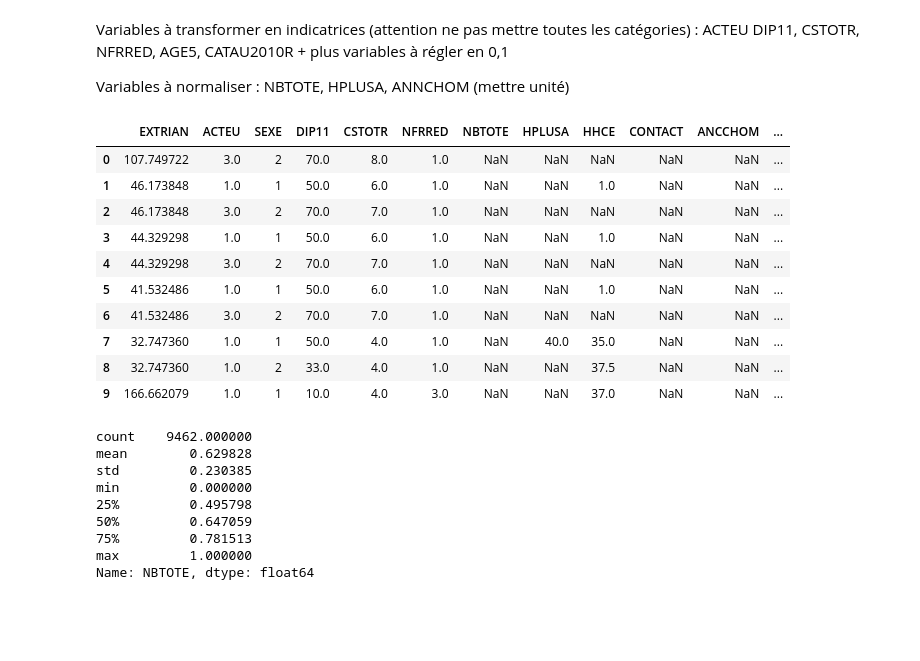
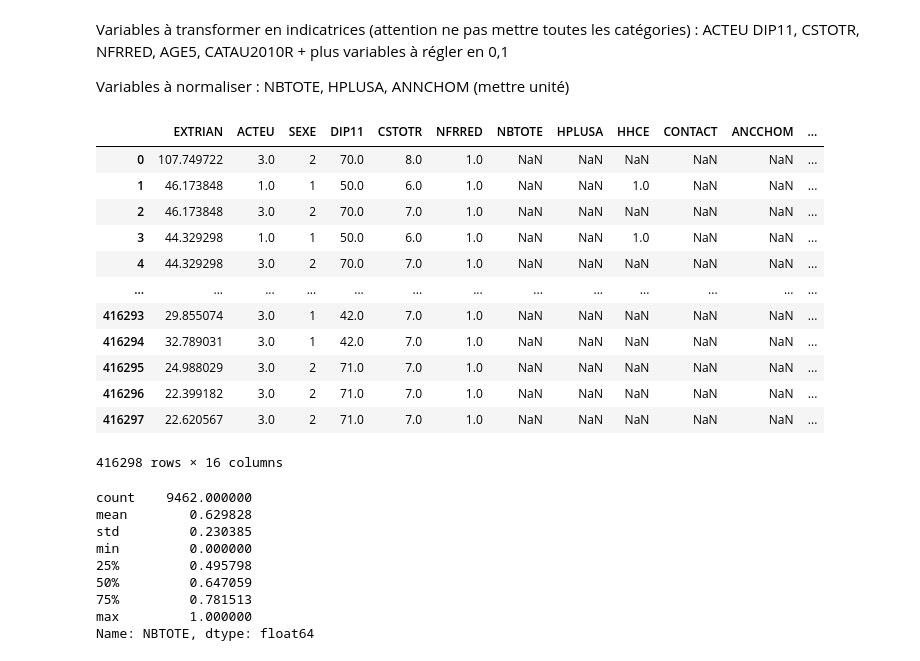
Before and after one commit to Alexis-Barrau/python_ensae, a Jupyter notebook: Scripts/Script first analysis.ipynb, the cells around one changed output. Cells and saved outputs as stored; diff of their text form; code cells hidden in the pictures; blank space fills up the shorter version.

```diff
--- a/Scripts/Script first analysis.ipynb
+++ b/Scripts/Script first analysis.ipynb
@@ -240,23 +240,25 @@ Variables à transformer en indicatrices (attention ne pas mettre toutes les cat
 
 Variables à normaliser : NBTOTE, HPLUSA, ANNCHOM (mettre unité)
 # %%
-#Création d'une base avec uniquement ACTEU = 1 ou 2 (en emploi ou chômeur)
+#Création d'une base PCA
 EEC_PCA=EEC_2019
 EEC_PCA=pd.DataFrame(EEC_PCA[["EXTRIAN","ACTEU","SEXE","DIP11","CSTOTR","NFRRED","NBTOTE","HPLUSA","HHCE","CONTACT",
 "ANCCHOM","AGE5","AIDFAM","CATAU2010R","COURED","ENFRED"]]).reset_index(drop=True)
-EEC_PCA.head(10)
+EEC_PCA
 # %% [output]
 |  | EXTRIAN | ACTEU | SEXE | DIP11 | CSTOTR | NFRRED | NBTOTE | HPLUSA | HHCE | CONTACT | ANCCHOM | ... |
 | 0 | 107.749722 | 3.0 | 2 | 70.0 | 8.0 | 1.0 | NaN | NaN | NaN | NaN | NaN | ... |
 | 1 | 46.173848 | 1.0 | 1 | 50.0 | 6.0 | 1.0 | NaN | NaN | 1.0 | NaN | NaN | ... |
 | 2 | 46.173848 | 3.0 | 2 | 70.0 | 7.0 | 1.0 | NaN | NaN | NaN | NaN | NaN | ... |
 | 3 | 44.329298 | 1.0 | 1 | 50.0 | 6.0 | 1.0 | NaN | NaN | 1.0 | NaN | NaN | ... |
 | 4 | 44.329298 | 3.0 | 2 | 70.0 | 7.0 | 1.0 | NaN | NaN | NaN | NaN | NaN | ... |
-| 5 | 41.532486 | 1.0 | 1 | 50.0 | 6.0 | 1.0 | NaN | NaN | 1.0 | NaN | NaN | ... |
-| 6 | 41.532486 | 3.0 | 2 | 70.0 | 7.0 | 1.0 | NaN | NaN | NaN | NaN | NaN | ... |
-| 7 | 32.747360 | 1.0 | 1 | 50.0 | 4.0 | 1.0 | NaN | 40.0 | 35.0 | NaN | NaN | ... |
-| 8 | 32.747360 | 1.0 | 2 | 33.0 | 4.0 | 1.0 | NaN | NaN | 37.5 | NaN | NaN | ... |
-| 9 | 166.662079 | 1.0 | 1 | 10.0 | 4.0 | 3.0 | NaN | NaN | 37.0 | NaN | NaN | ... |
+| ... | ... | ... | ... | ... | ... | ... | ... | ... | ... | ... | ... | ... |
+| 416293 | 29.855074 | 3.0 | 1 | 42.0 | 7.0 | 1.0 | NaN | NaN | NaN | NaN | NaN | ... |
+| 416294 | 32.789031 | 3.0 | 1 | 42.0 | 7.0 | 1.0 | NaN | NaN | NaN | NaN | NaN | ... |
+| 416295 | 24.988029 | 3.0 | 2 | 71.0 | 7.0 | 1.0 | NaN | NaN | NaN | NaN | NaN | ... |
+| 416296 | 22.399182 | 3.0 | 2 | 71.0 | 7.0 | 1.0 | NaN | NaN | NaN | NaN | NaN | ... |
+| 416297 | 22.620567 | 3.0 | 2 | 71.0 | 7.0 | 1.0 | NaN | NaN | NaN | NaN | NaN | ... |
+416298 rows × 16 columns
 # %%
 #ACTEU
 EEC_PCA["CHOM"]=0
```
Also changed, not shown: parts of 15 cells of this notebook.
